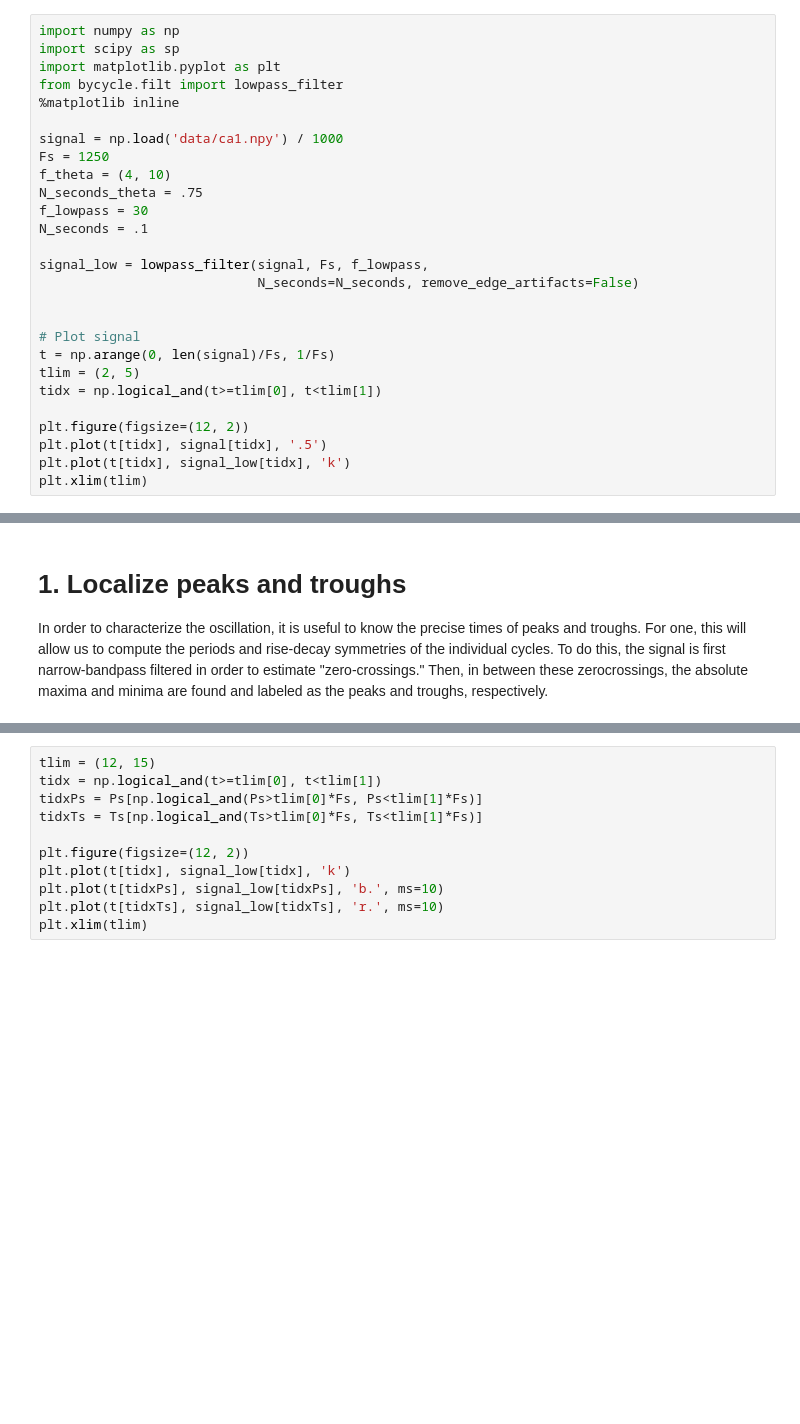
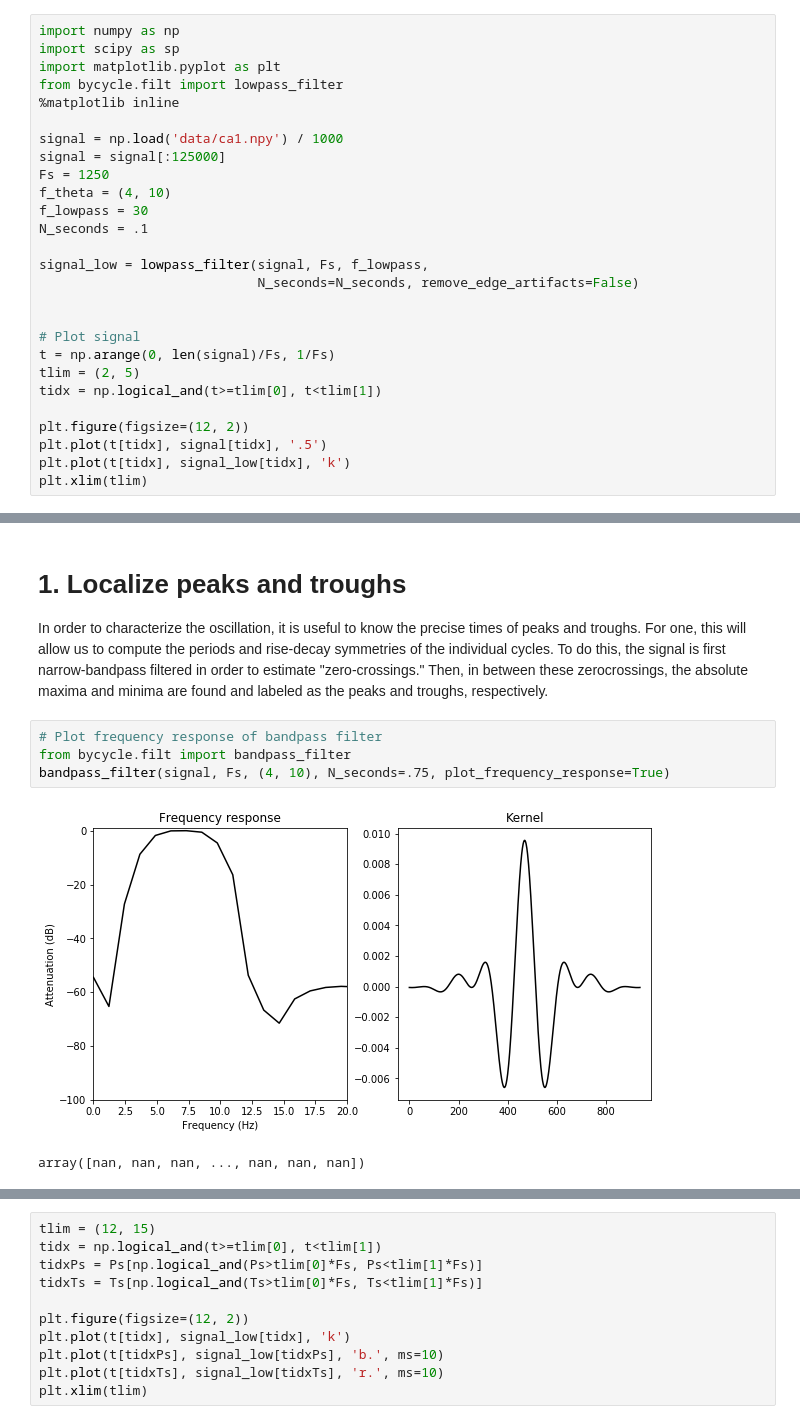
Before and after one commit to bycycle-tools/bycycle, a Jupyter notebook: tutorials/1_Cycle-by-cycle algorithm.ipynb, the cells around one changed output, grey strips where cells are left out. Drawn from its saved outputs; the diff is of its cells as text; blank space fills up the shorter version.

```diff
--- a/tutorials/1_Cycle-by-cycle algorithm.ipynb
+++ b/tutorials/1_Cycle-by-cycle algorithm.ipynb
@@ -18,9 +18,9 @@ from bycycle.filt import lowpass_filter
 %matplotlib inline
 
 signal = np.load('data/ca1.npy') / 1000
+signal = signal[:125000]
 Fs = 1250
 f_theta = (4, 10)
-N_seconds_theta = .75
 f_lowpass = 30
 N_seconds = .1
 
@@ -43,6 +43,13 @@ plt.xlim(tlim)
 # %% [markdown]
 # 1. Localize peaks and troughs
 In order to characterize the oscillation, it is useful to know the precise times of peaks and troughs. For one, this will allow us to compute the periods and rise-decay symmetries of the individual cycles. To do this, the signal is first narrow-bandpass filtered in order to estimate "zero-crossings." Then, in between these zerocrossings, the absolute maxima and minima are found and labeled as the peaks and troughs, respectively.
+# %%
+# Plot frequency response of bandpass filter
+from bycycle.filt import bandpass_filter
+bandpass_filter(signal, Fs, (4, 10), N_seconds=.75, plot_frequency_response=True)
+# %% [output]
+[figure, added]
+array([nan, nan, nan, ..., nan, nan, nan])
 # %%
 from bycycle.filt import bandpass_filter
 from bycycle.cyclepoints import _fzerorise, _fzerofall, find_extrema
```
Also changed, not shown: parts of 8 cells of this notebook, 6 other files.
